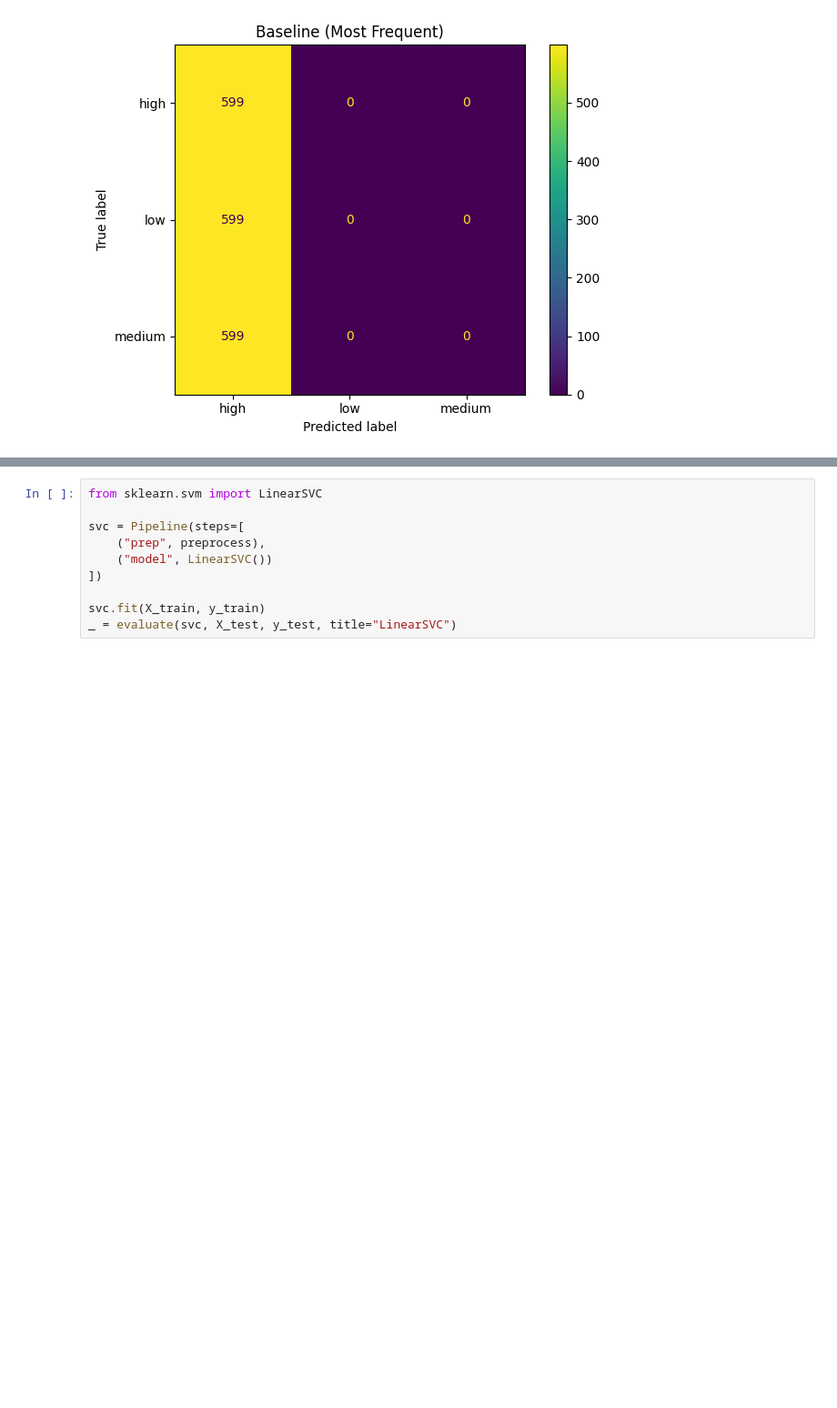
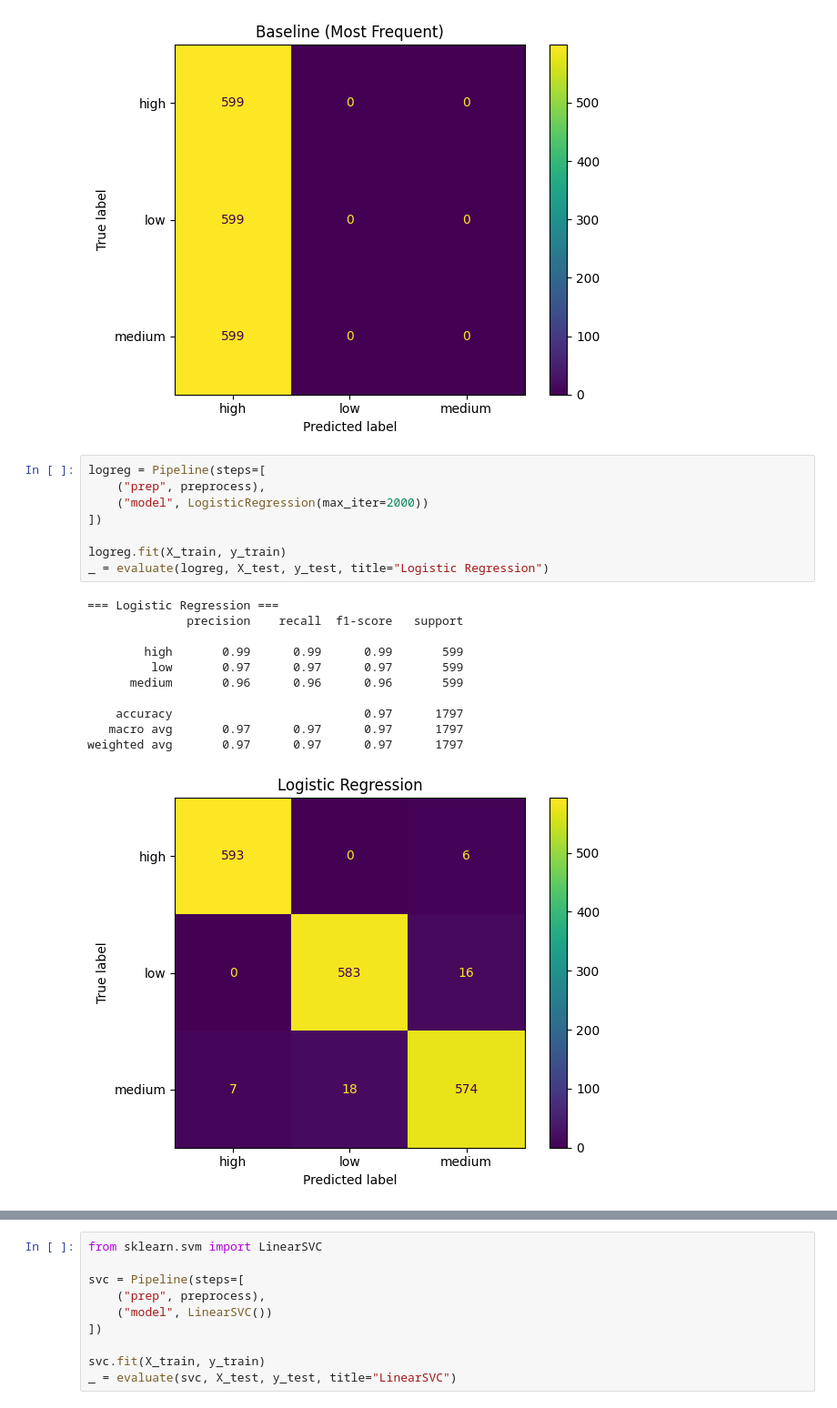
Before and after one commit to ak110701/2025-sci-prog, a Jupyter notebook: projects/ski-attendance-akalabric/notebooks/05_final_report-checkpoint.ipynb, the cells around one changed output, grey strips where cells are left out. Shown at 91% size. Saved outputs shown, nothing was run; the diff lists cells and outputs as text; blank space fills up the shorter version.

```diff
--- a/projects/ski-attendance-akalabric/notebooks/05_final_report-checkpoint.ipynb
+++ b/projects/ski-attendance-akalabric/notebooks/05_final_report-checkpoint.ipynb
@@ -227,3 +218,23 @@ _ = evaluate(baseline, X_test, y_test, title="Baseline (Most Frequent)")
    macro avg       0.11      0.33      0.17      1797
 weighted avg       0.11      0.33      0.17      1797
 [figure]
+# %%
+logreg = Pipeline(steps=[
+    ("prep", preprocess),
+    ("model", LogisticRegression(max_iter=2000))
+])
+
+logreg.fit(X_train, y_train)
+_ = evaluate(logreg, X_test, y_test, title="Logistic Regression")
+# %% [output]
+=== Logistic Regression ===
+              precision    recall  f1-score   support
+
+        high       0.99      0.99      0.99       599
+         low       0.97      0.97      0.97       599
+      medium       0.96      0.96      0.96       599
+
+    accuracy                           0.97      1797
+   macro avg       0.97      0.97      0.97      1797
+weighted avg       0.97      0.97      0.97      1797
+[figure, added]
```
Also changed, not shown: parts of 6 cells of this notebook, 6 other files.
